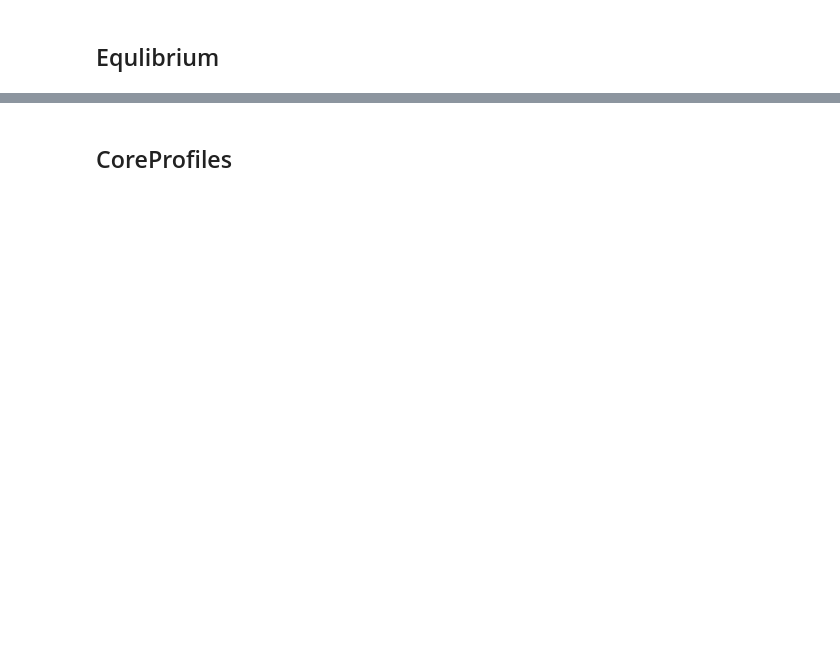
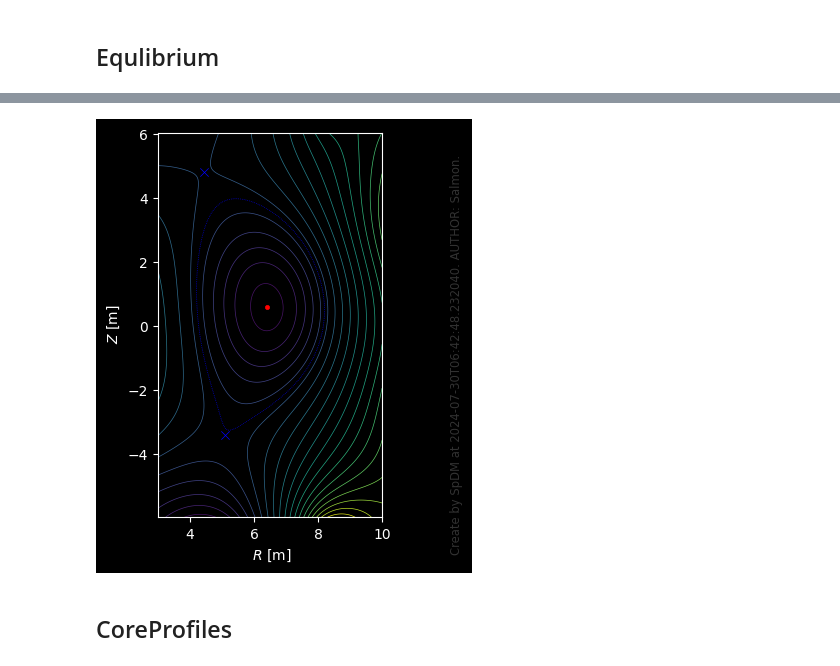
Before and after one commit to fusion-yun/fytok_tutorial, a Jupyter notebook: quick_start/ch3_modules.ipynb, the cells around one changed output, grey strips where cells are left out. Cells and saved outputs as stored; diff of their text form; code cells hidden in the pictures; blank space fills up the shorter version.

```diff
--- a/quick_start/ch3_modules.ipynb
+++ b/quick_start/ch3_modules.ipynb
@@ -23,3 +36,7 @@ eq = Equilibrium("file+geqdsk://./data/geqdsk.txt#equilibrium")
+# %%
+fig=sp_view.display(eq)
+# %% [output]
+[figure, added]
 # %% [markdown]
 ## CoreProfiles
 # %%
```
Also changed, not shown: parts of 10 cells of this notebook, 2 other files.
